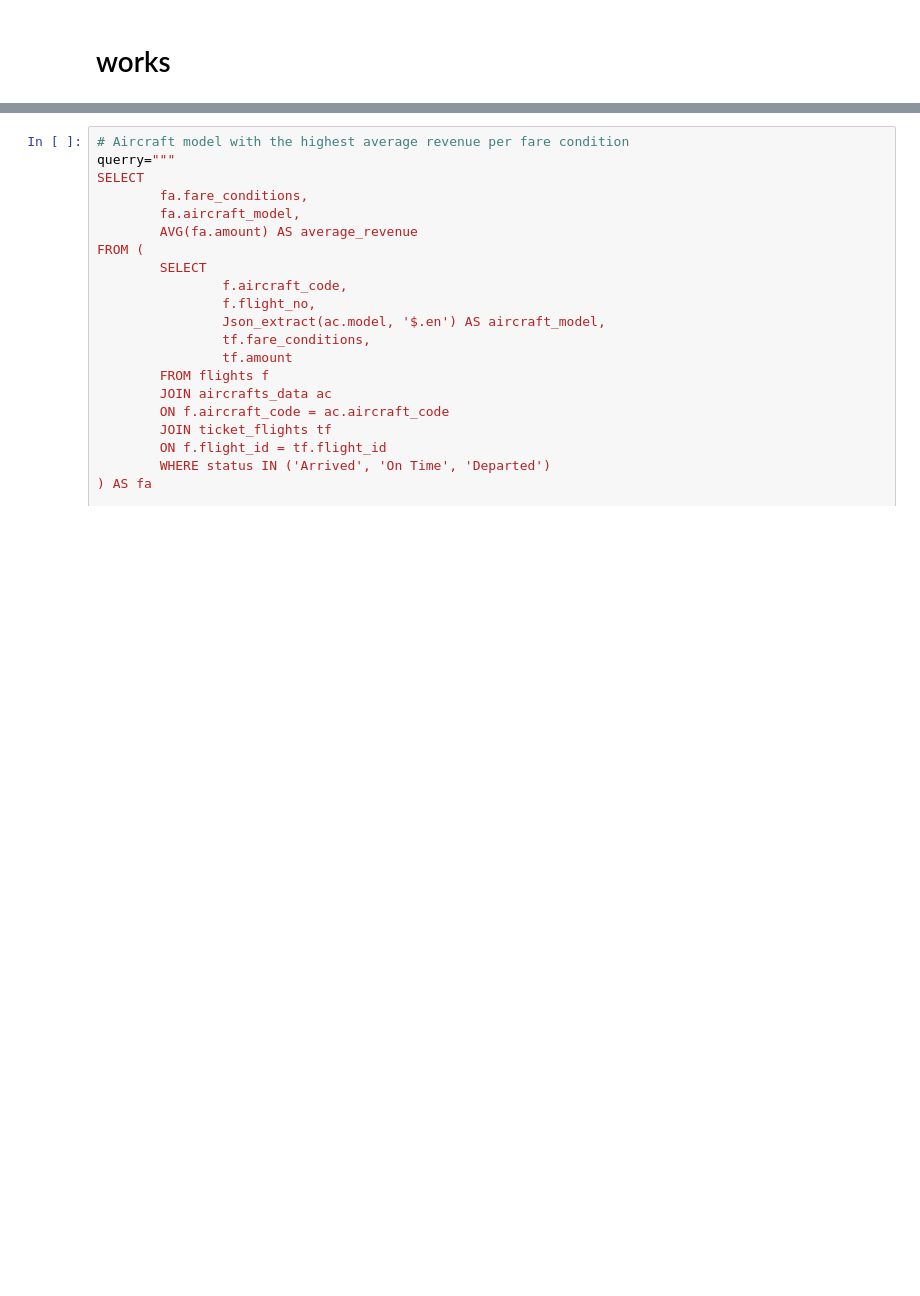
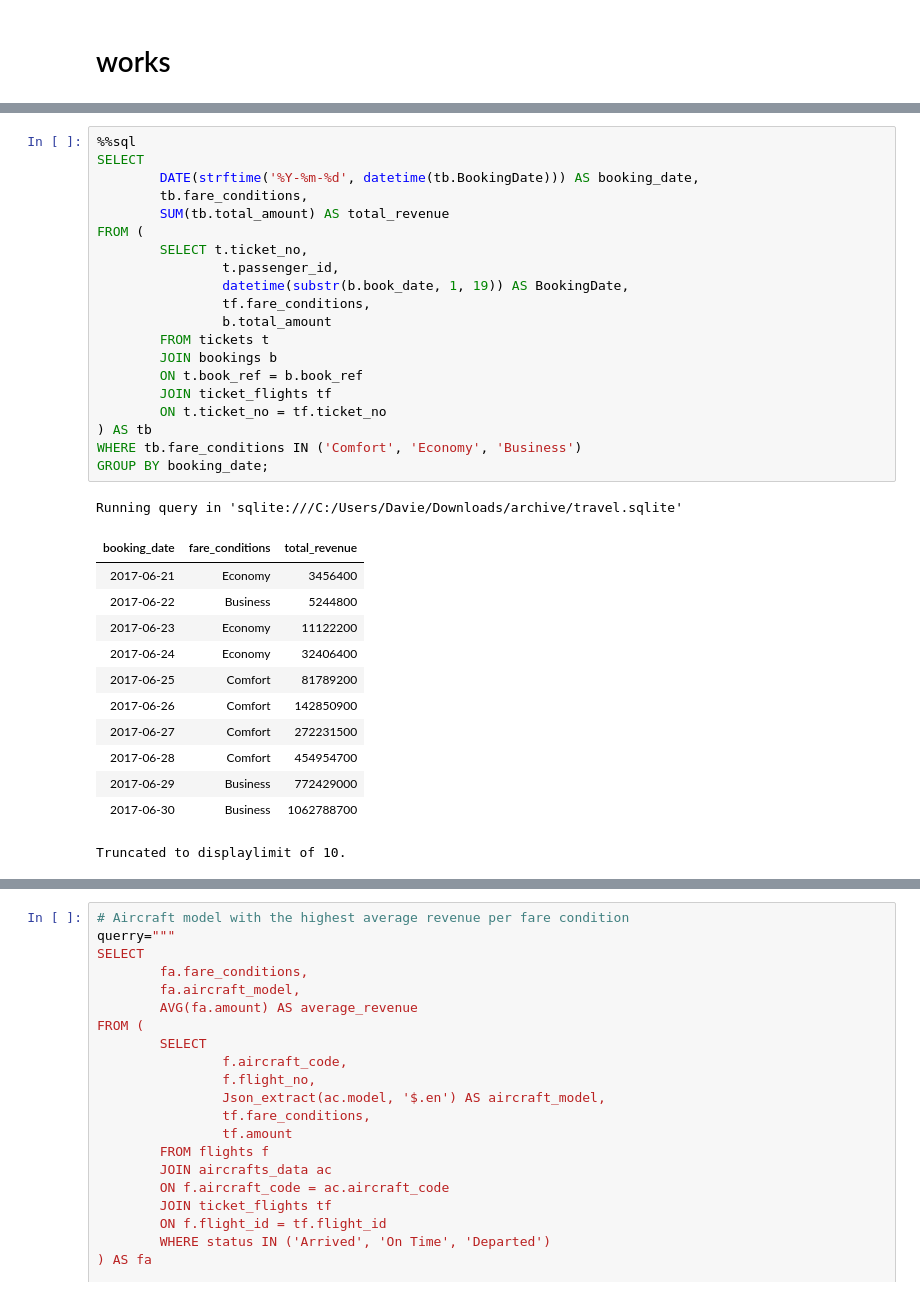
Before and after one commit to Daviedavie100/SQL_Projects, a Jupyter notebook: data.ipynb, the cells around one changed output, grey strips where cells are left out. Drawn from its saved outputs; the diff is of its cells as text; blank space fills up the shorter version.

```diff
--- a/data.ipynb
+++ b/data.ipynb
@@ -1165,0 +1268,34 @@ LIMIT 10;'''
+# %%
+%%sql
+SELECT
+        DATE(strftime('%Y-%m-%d', datetime(tb.BookingDate))) AS booking_date,
+        tb.fare_conditions,
+        SUM(tb.total_amount) AS total_revenue
+FROM (
+        SELECT t.ticket_no,
+                t.passenger_id,
+                datetime(substr(b.book_date, 1, 19)) AS BookingDate,
+                tf.fare_conditions,
+                b.total_amount
+        FROM tickets t
+        JOIN bookings b
+        ON t.book_ref = b.book_ref
+        JOIN ticket_flights tf
+        ON t.ticket_no = tf.ticket_no
+) AS tb
+WHERE tb.fare_conditions IN ('Comfort', 'Economy', 'Business')
+GROUP BY booking_date;
+# %% [output]
+Running query in 'sqlite:///C:/Users/Davie/Downloads/archive/travel.sqlite'
+| booking_date | fare_conditions | total_revenue |
+| 2017-06-21 | Economy | 3456400 |
+| 2017-06-22 | Business | 5244800 |
+| 2017-06-23 | Economy | 11122200 |
+| 2017-06-24 | Economy | 32406400 |
+| 2017-06-25 | Comfort | 81789200 |
+| 2017-06-26 | Comfort | 142850900 |
+| 2017-06-27 | Comfort | 272231500 |
+| 2017-06-28 | Comfort | 454954700 |
+| 2017-06-29 | Business | 772429000 |
+| 2017-06-30 | Business | 1062788700 |
+Truncated to displaylimit of 10.
```
Also changed, not shown: parts of 9 cells of this notebook.
